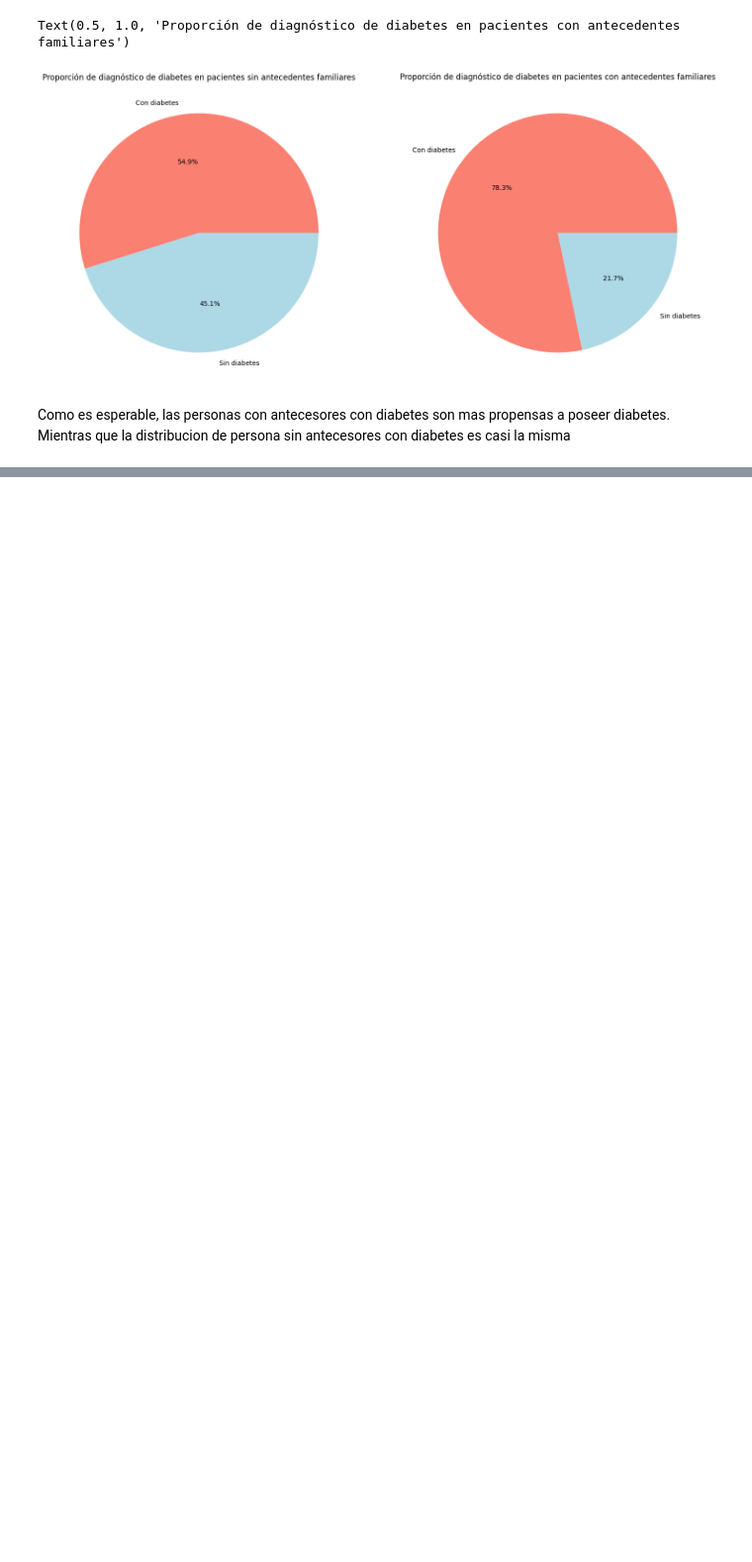
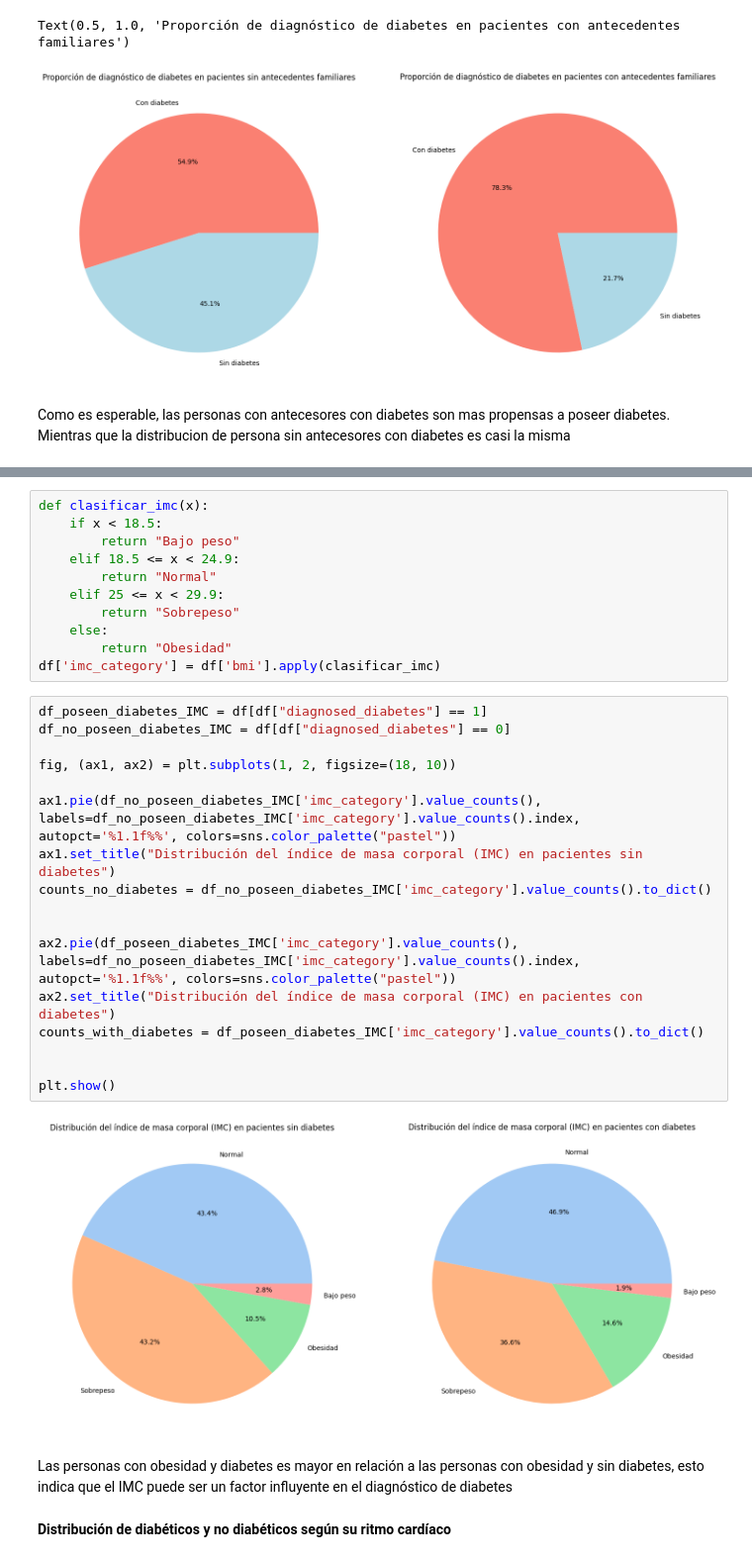
Before and after one commit to diegocv00/Diabetes, a Jupyter notebook: Diabetes.ipynb, the cells around one changed output, grey strips where cells are left out. Shown at 99% size. Drawn from its saved outputs; the diff is of its cells as text; blank space fills up the shorter version.

```diff
--- a/Diabetes.ipynb
+++ b/Diabetes.ipynb
@@ -151,0 +188,34 @@ Como es esperable, las personas con antecesores con diabetes son mas propensas a
+# %%
+def clasificar_imc(x):
+    if x < 18.5:
+        return "Bajo peso"
+    elif 18.5 <= x < 24.9:
+        return "Normal"
+    elif 25 <= x < 29.9:
+        return "Sobrepeso"
+    else:
+        return "Obesidad"
+df['imc_category'] = df['bmi'].apply(clasificar_imc)
+# %%
+df_poseen_diabetes_IMC = df[df["diagnosed_diabetes"] == 1]
+df_no_poseen_diabetes_IMC = df[df["diagnosed_diabetes"] == 0]
+
+fig, (ax1, ax2) = plt.subplots(1, 2, figsize=(18, 10))
+
+ax1.pie(df_no_poseen_diabetes_IMC['imc_category'].value_counts(), labels=df_no_poseen_diabetes_IMC['imc_category'].value_counts().index, autopct='%1.1f%%', colors=sns.color_palette("pastel"))
+ax1.set_title("Distribución del índice de masa corporal (IMC) en pacientes sin diabetes")
+counts_no_diabetes = df_no_poseen_diabetes_IMC['imc_category'].value_counts().to_dict()
+
+
+ax2.pie(df_poseen_diabetes_IMC['imc_category'].value_counts(), labels=df_no_poseen_diabetes_IMC['imc_category'].value_counts().index, autopct='%1.1f%%', colors=sns.color_palette("pastel"))
+ax2.set_title("Distribución del índice de masa corporal (IMC) en pacientes con diabetes")
+counts_with_diabetes = df_poseen_diabetes_IMC['imc_category'].value_counts().to_dict()
+
+
+plt.show()
+# %% [output]
+[figure, added]
+# %% [markdown]
+Las personas con obesidad y diabetes es mayor en relación a las personas con obesidad y sin diabetes, esto indica que el IMC puede ser un factor influyente en el diagnóstico de diabetes
+# %% [markdown]
+**Distribución de diabéticos y no diabéticos según su ritmo cardíaco**
```
Also changed, not shown: parts of 39 cells of this notebook.
